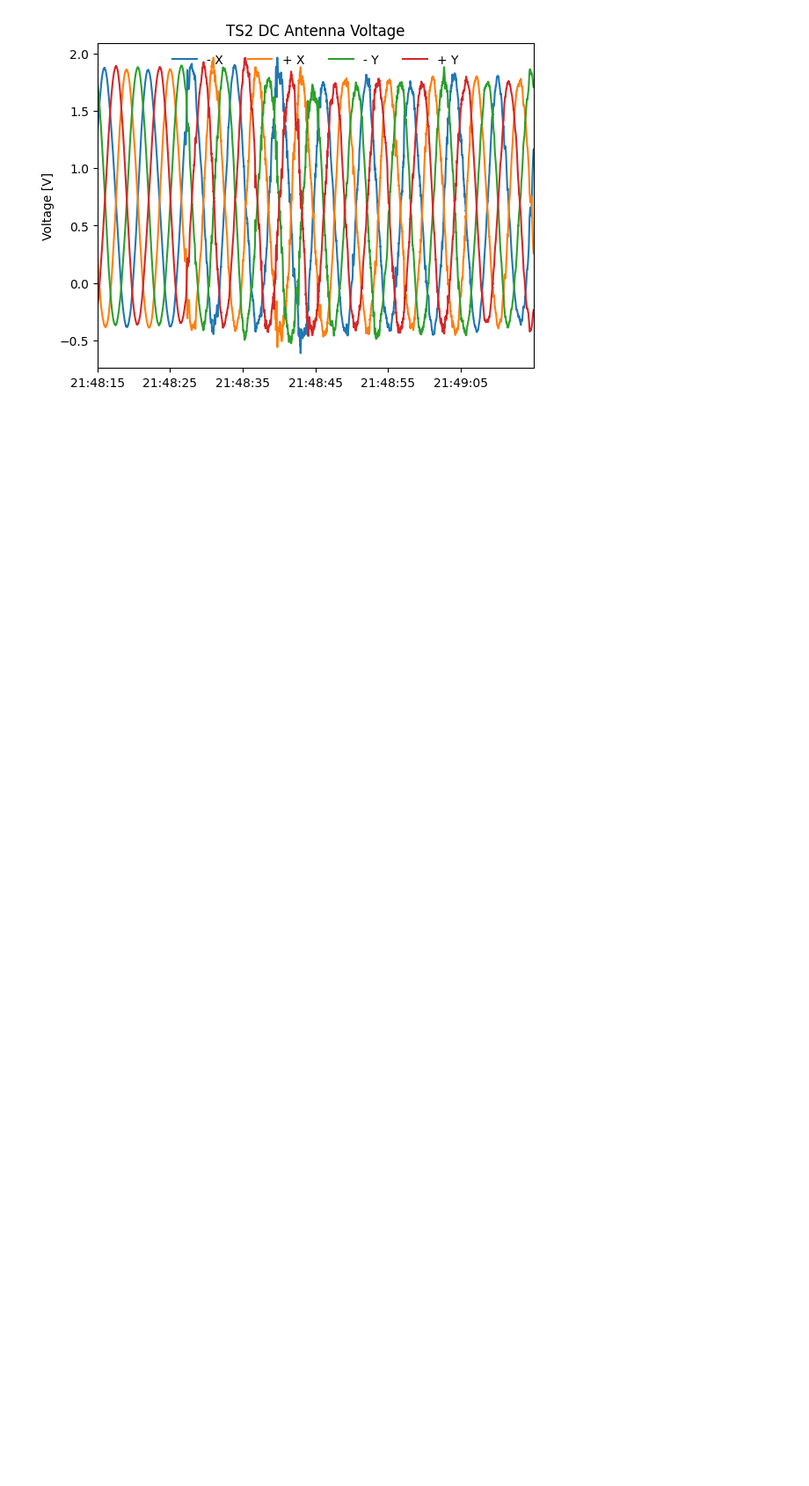
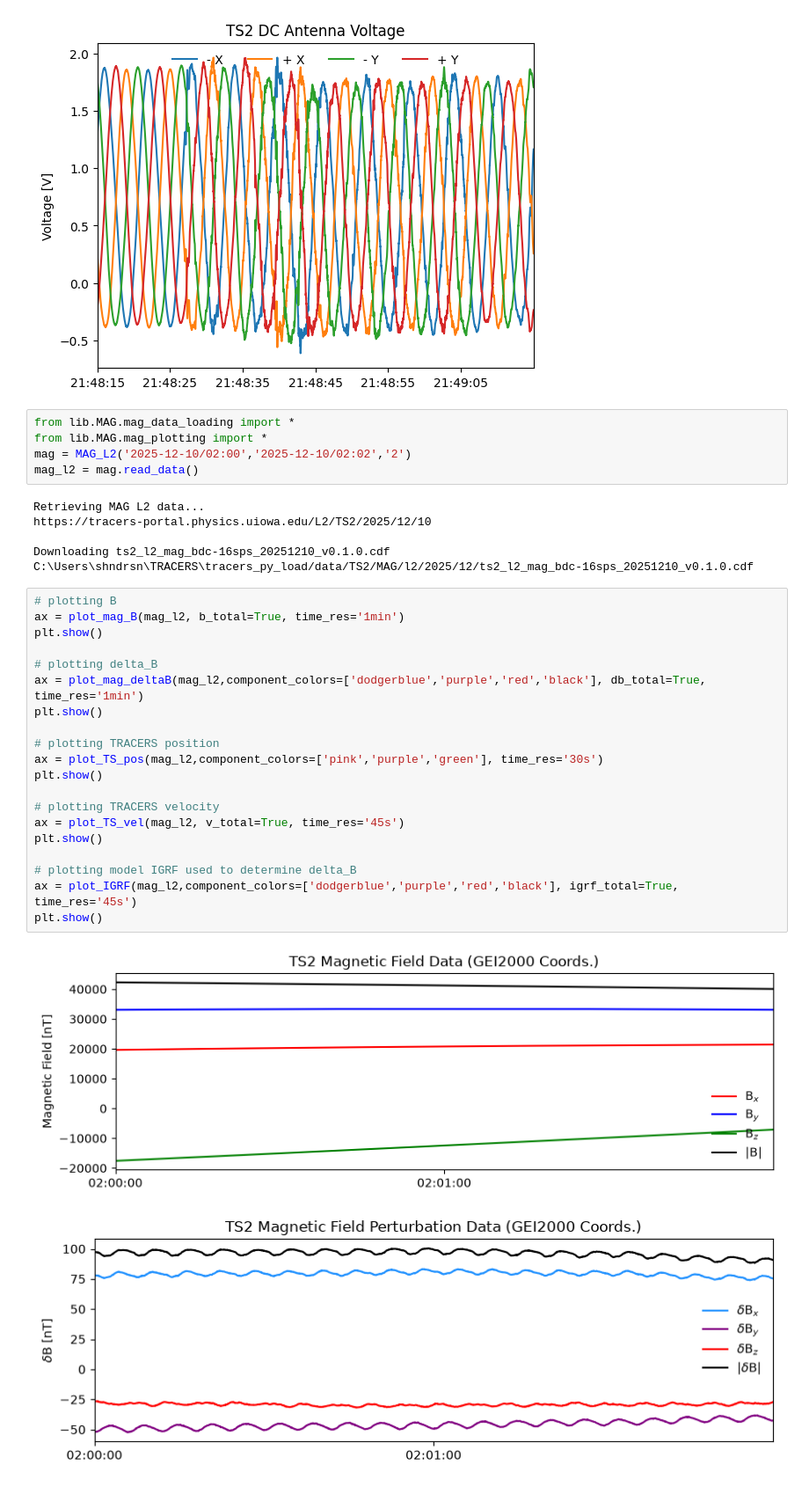
Before and after one commit to tracers-mission/tracers_py_load, a Jupyter notebook: example_read_and_plot.ipynb, the cells around one changed output. Shown at 88% size. Cells and saved outputs as stored; diff of their text form; blank space fills up the shorter version.

Commit message:
Added more doc string text to various routines. Added MAG stuff to Jupyter NB. Added MAG plotting routines to library.

```diff
--- a/example_read_and_plot.ipynb
+++ b/example_read_and_plot.ipynb
@@ -193,3 +214,37 @@ C:\Users\shndrsn\TRACERS\tracers_py_load/data/TS2/EFI/l2/2025/12/10/ts2_l2_efi_e
 [figure]
 [figure]
 [figure]
+# %%
+from lib.MAG.mag_data_loading import *
+from lib.MAG.mag_plotting import *
+mag = MAG_L2('2025-12-10/02:00','2025-12-10/02:02','2')
+mag_l2 = mag.read_data()
+# %% [output]
+Retrieving MAG L2 data...
+https://tracers-portal.physics.uiowa.edu/L2/TS2/2025/12/10
+
+Downloading ts2_l2_mag_bdc-16sps_20251210_v0.1.0.cdf
+C:\Users\shndrsn\TRACERS\tracers_py_load/data/TS2/MAG/l2/2025/12/ts2_l2_mag_bdc-16sps_20251210_v0.1.0.cdf
+# %%
+# plotting B
+ax = plot_mag_B(mag_l2, b_total=True, time_res='1min')
+plt.show()
+
+# plotting delta_B
+ax = plot_mag_deltaB(mag_l2,component_colors=['dodgerblue','purple','red','black'], db_total=True, time_res='1min')
+plt.show()
+
+# plotting TRACERS position
+ax = plot_TS_pos(mag_l2,component_colors=['pink','purple','green'], time_res='30s')
+plt.show()
+
+# plotting TRACERS velocity
+ax = plot_TS_vel(mag_l2, v_total=True, time_res='45s')
+plt.show()
+
+# plotting model IGRF used to determine delta_B
+ax = plot_IGRF(mag_l2,component_colors=['dodgerblue','purple','red','black'], igrf_total=True, time_res='45s')
+plt.show()
+# %% [output]
+[figure, added]
+[figure, added]
```
Also changed, not shown: parts of 3 cells of this notebook, 8 other files.
